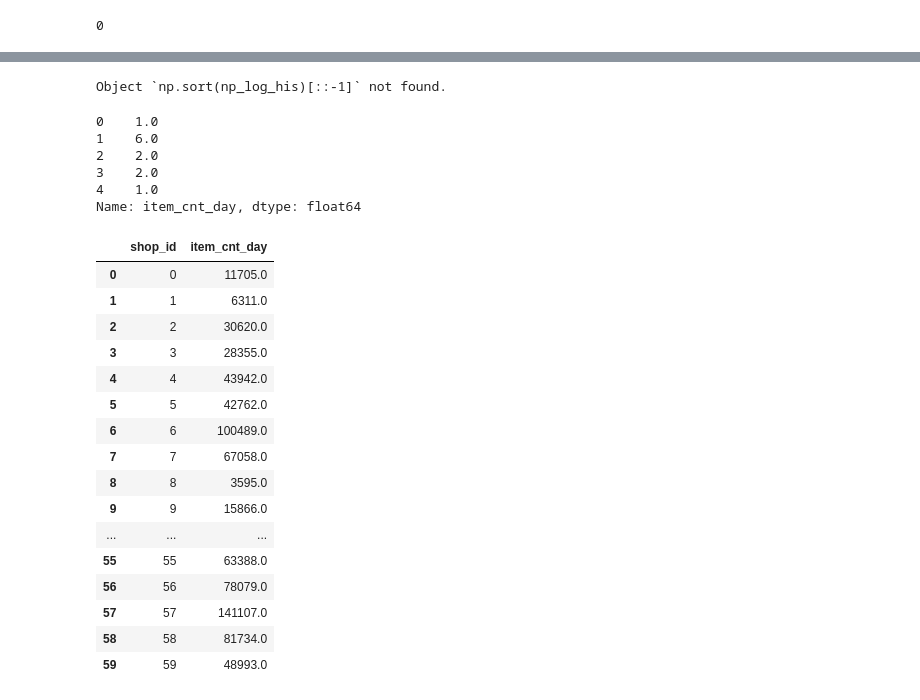
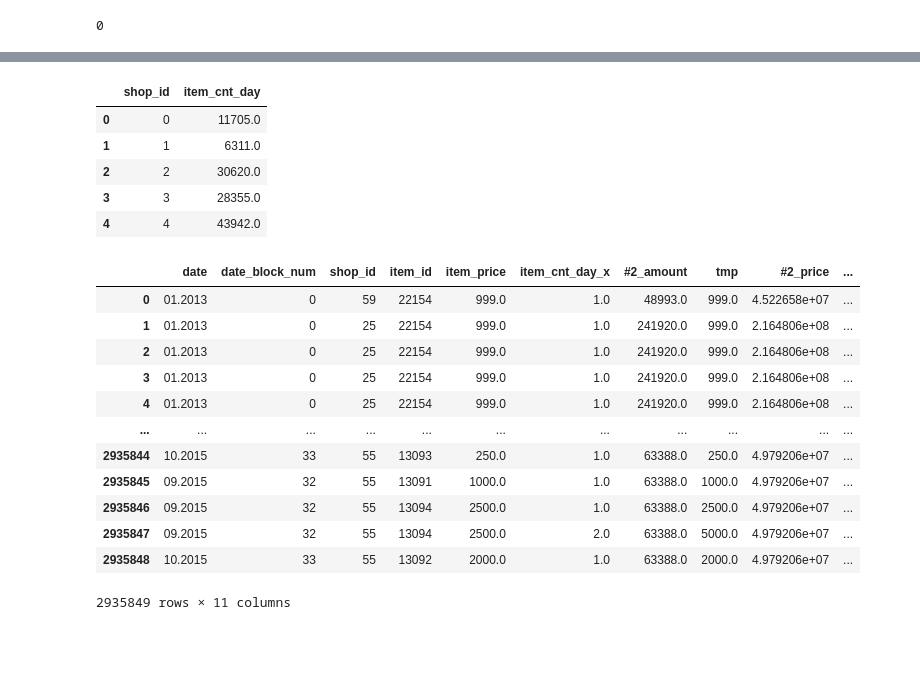
Before and after one commit to Around-30/Kaggle, a Jupyter notebook: Competitions/Predict Future Sales/implementation/data_load.ipynb, the cells around one changed output, grey strips where cells are left out. Saved outputs shown, nothing was run; the diff lists cells and outputs as text; code cells hidden in the pictures; blank space fills up the shorter version.

Commit message:
add #2 #3 #4 #5 columns to train

```diff
--- a/Competitions/Predict Future Sales/implementation/data_load.ipynb
+++ b/Competitions/Predict Future Sales/implementation/data_load.ipynb
@@ -203,33 +154,9 @@ plt.show()
-# %%
-np.sort(np_log_his)[::-1]
-# %% [output]
-Object `np.sort(np_log_his)[::-1]` not found.
 # %%
-histogram_data.head()
+train_groupby_shop.head()
 # %% [output]
-0    1.0
-1    6.0
-2    2.0
-3    2.0
-4    1.0
-Name: item_cnt_day, dtype: float64
+|  | shop_id | item_cnt_day |
+| 0 | 0 | 11705.0 |
+| 1 | 1 | 6311.0 |
+| 2 | 2 | 30620.0 |
+| 3 | 3 | 28355.0 |
+| 4 | 4 | 43942.0 |
-# %%
-train_groupby_shop
-# %% [output]
-|  | shop_id | item_cnt_day |
-| 0 | 0 | 11705.0 |
-| 1 | 1 | 6311.0 |
-| 2 | 2 | 30620.0 |
-| 3 | 3 | 28355.0 |
-| 4 | 4 | 43942.0 |
-| 5 | 5 | 42762.0 |
-| 6 | 6 | 100489.0 |
-| 7 | 7 | 67058.0 |
-| 8 | 8 | 3595.0 |
-| 9 | 9 | 15866.0 |
-| ... | ... | ... |
-| 55 | 55 | 63388.0 |
-| 56 | 56 | 78079.0 |
-| 57 | 57 | 141107.0 |
-| 58 | 58 | 81734.0 |
-| 59 | 59 | 48993.0 |
@@ -235,0 +171,24 @@ train_groupby_shop
+# %%
+train = pd.merge(train, items[['item_id', 'item_category_id']], on = 'item_id')
+# %%
+train_groupby_item_category = train.groupby(['item_category_id'])['item_cnt_day'].agg('sum').reset_index()
+# %%
+train = pd.merge(train, train_groupby_item_category , on='item_category_id')
+# %%
+train = train.rename(columns = {'item_cnt_day_y': '#3_amount'}, inplace = False)
+# %%
+train
+# %% [output]
+|  | date | date_block_num | shop_id | item_id | item_price | item_cnt_day_x | #2_amount | tmp | #2_price | ... |
+| 0 | 01.2013 | 0 | 59 | 22154 | 999.0 | 1.0 | 48993.0 | 999.0 | 4.522658e+07 | ... |
+| 1 | 01.2013 | 0 | 25 | 22154 | 999.0 | 1.0 | 241920.0 | 999.0 | 2.164806e+08 | ... |
+| 2 | 01.2013 | 0 | 25 | 22154 | 999.0 | 1.0 | 241920.0 | 999.0 | 2.164806e+08 | ... |
+| 3 | 01.2013 | 0 | 25 | 22154 | 999.0 | 1.0 | 241920.0 | 999.0 | 2.164806e+08 | ... |
+| 4 | 01.2013 | 0 | 25 | 22154 | 999.0 | 1.0 | 241920.0 | 999.0 | 2.164806e+08 | ... |
+| ... | ... | ... | ... | ... | ... | ... | ... | ... | ... | ... |
+| 2935844 | 10.2015 | 33 | 55 | 13093 | 250.0 | 1.0 | 63388.0 | 250.0 | 4.979206e+07 | ... |
+| 2935845 | 09.2015 | 32 | 55 | 13091 | 1000.0 | 1.0 | 63388.0 | 1000.0 | 4.979206e+07 | ... |
+| 2935846 | 09.2015 | 32 | 55 | 13094 | 2500.0 | 1.0 | 63388.0 | 2500.0 | 4.979206e+07 | ... |
+| 2935847 | 09.2015 | 32 | 55 | 13094 | 2500.0 | 2.0 | 63388.0 | 5000.0 | 4.979206e+07 | ... |
+| 2935848 | 10.2015 | 33 | 55 | 13092 | 2000.0 | 1.0 | 63388.0 | 2000.0 | 4.979206e+07 | ... |
+2935849 rows × 11 columns
```
Also changed, not shown: parts of 16 cells of this notebook, 3 other files.
